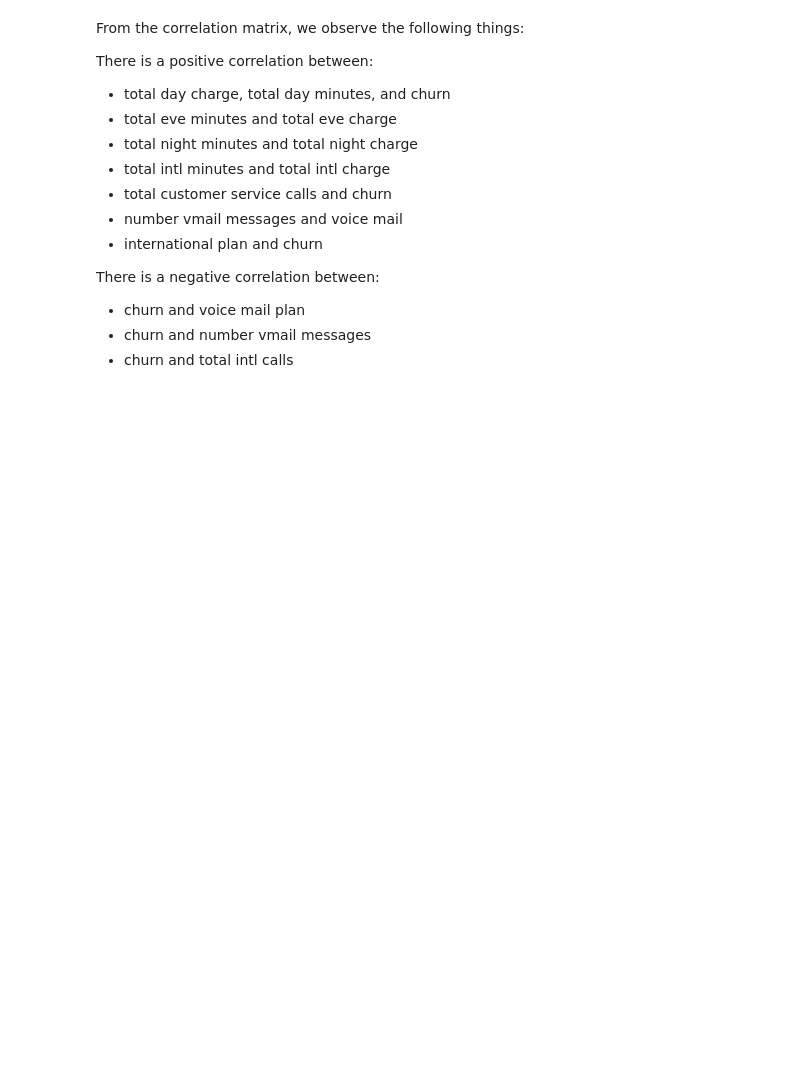
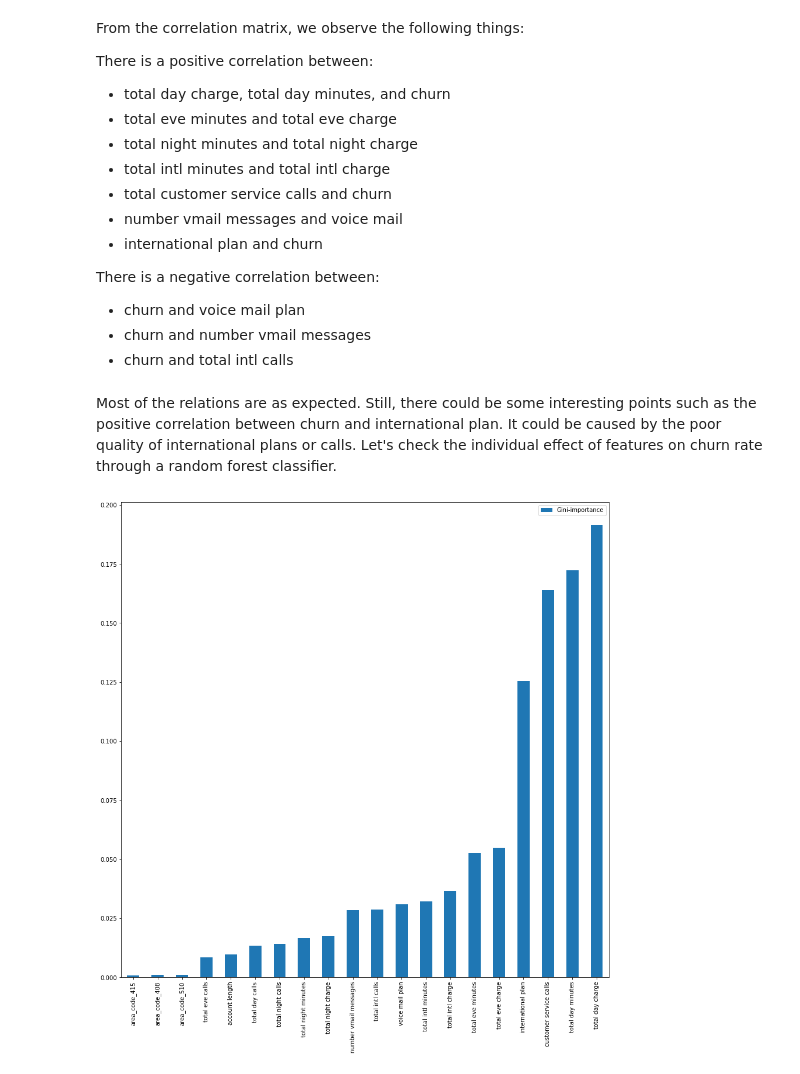
Before and after one commit to tugceturkkal/Data-Projects, a Jupyter notebook: Customer Churn Prediction.ipynb, the cells around one changed output. Saved outputs shown, nothing was run; the diff lists cells and outputs as text; code cells hidden in the pictures; blank space fills up the shorter version.

Commit message:
Customer Churn Prediction

```diff
--- a/Customer Churn Prediction.ipynb
+++ b/Customer Churn Prediction.ipynb
@@ -283,3 +283,42 @@ There is a negative correlation between:
 * churn and voice mail plan
 * churn and number vmail messages
 * churn and total intl calls
+# %% [markdown]
+Most of the relations are as expected. Still, there could be some interesting points such as the positive correlation between churn and international plan. It could be caused by the poor quality of international plans or calls. Let's check the individual effect of features on churn rate through a random forest classifier.
+# %%
+from sklearn.ensemble import RandomForestClassifier
+from sklearn.model_selection import train_test_split
+from sklearn import preprocessing
+from sklearn.preprocessing import StandardScaler
+
+label_encoder = preprocessing.LabelEncoder()
+
+# Apply label encoder for churn since its values are also categories.
+y = label_encoder.fit_transform(data_final['churn'])
+
+X = data_final.drop(columns = ['churn'])
+
+# Train-test split.
+X = StandardScaler().fit_transform(X)
+
+X_train, X_test, y_train, y_test = train_test_split(X, y, test_size = 0.2, random_state = 42)
+
+# Selected features are selected in multicollinearity check part
+features_names = [f"feature {i}" for i in range((X.shape[1]))]
+
+random_forest = RandomForestClassifier(max_depth = 5)
+random_forest.fit(X_train, y_train)
+
+features = {}  # A dict to hold feature_name : feture_importance
+
+for feature,importance in zip(data_final.drop(columns = ['churn']).columns, random_forest.feature_importances_):
+    features[feature] = importance   # Add the name/value pair
+
+
+
+importances = pd.DataFrame.from_dict(features, orient = 'index').rename(columns = {0 : 'Gini-importance'})
+importances.sort_values(by = 'Gini-importance').plot(kind = 'bar', rot = 90, figsize = (15,15))
+
+plt.show()
+# %% [output]
+[figure, added]
```
Also changed, not shown: parts of 4 cells of this notebook.
